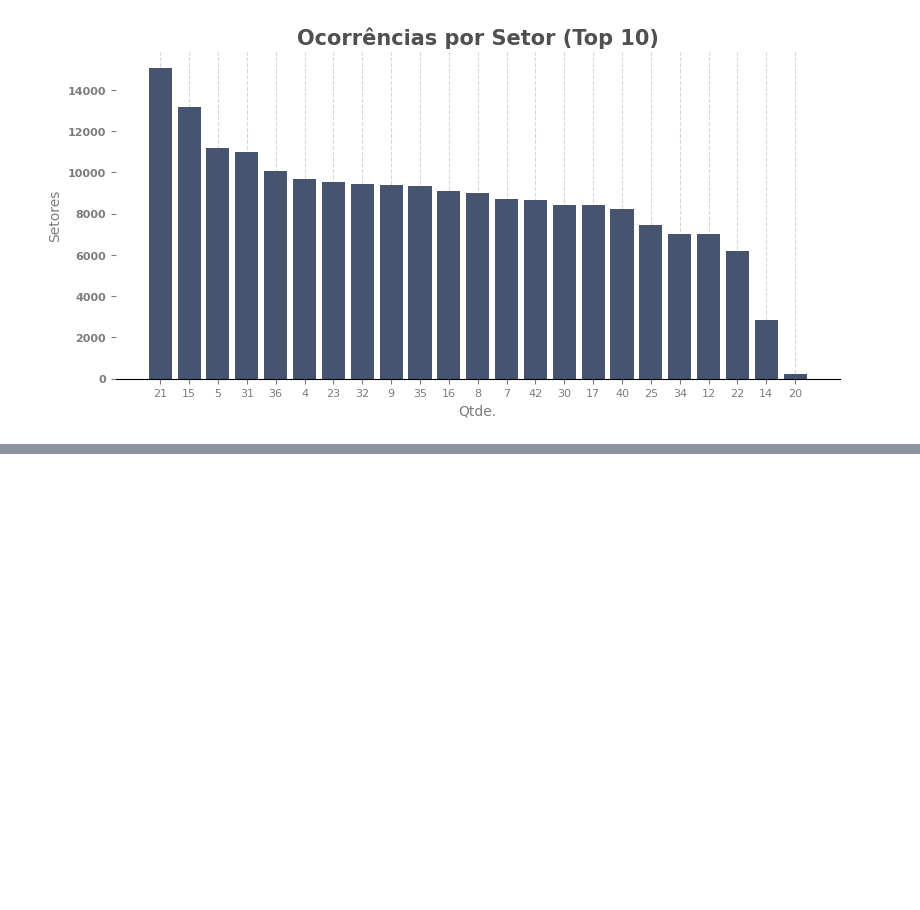
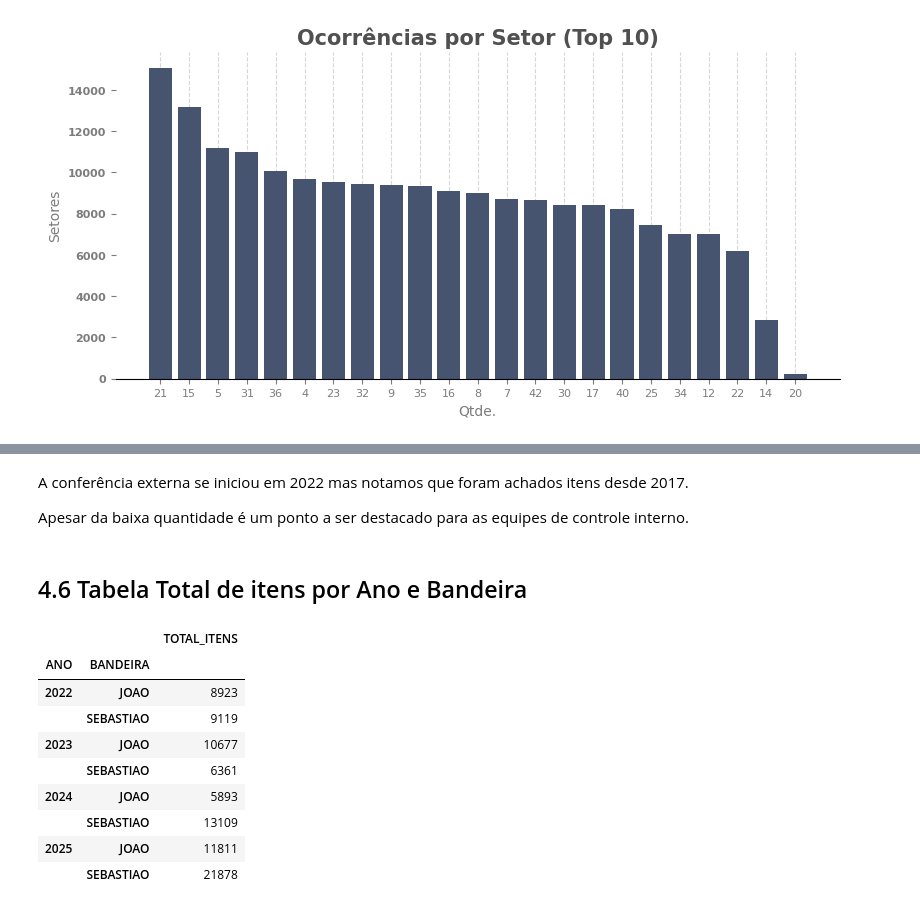
Before and after one commit to Marcos-Beck/Retail-Expiry-Data-Pipeline, a Jupyter notebook: notebooks/data_vis.ipynb, the cells around one changed output, grey strips where cells are left out. Drawn from its saved outputs; the diff is of its cells as text; code cells hidden in the pictures; blank space fills up the shorter version.

```diff
--- a/notebooks/data_vis.ipynb
+++ b/notebooks/data_vis.ipynb
@@ -261,0 +291,33 @@ plt.show()
+# %% [markdown]
+A conferência externa se iniciou em 2022 mas notamos que foram achados itens desde 2017.
+
+Apesar da baixa quantidade é um ponto a ser destacado para as equipes de controle interno.
+# %% [markdown]
+## 4.6 Tabela Total de itens por Ano e Bandeira
+# %%
+# coluna ano
+
+df['ANO'] = df['DATA'].dt.year.astyper('int64')
+
+# criação de tabela ano x bandeira x total
+table = (
+    df.groupby(['ANO', 'BANDEIRA'])
+    .agg(
+        TOTAL_ITENS = ('QUANTIDADE', 'sum')
+    )
+)
+
+# visualização da tabela
+
+table
+# %% [output]
+|  |  | TOTAL_ITENS |
+| ANO | BANDEIRA |  |
+| 2022 | JOAO | 8923 |
+|  | SEBASTIAO | 9119 |
+| 2023 | JOAO | 10677 |
+|  | SEBASTIAO | 6361 |
+| 2024 | JOAO | 5893 |
+|  | SEBASTIAO | 13109 |
+| 2025 | JOAO | 11811 |
+|  | SEBASTIAO | 21878 |
```
Also changed, not shown: parts of 8 cells of this notebook.
